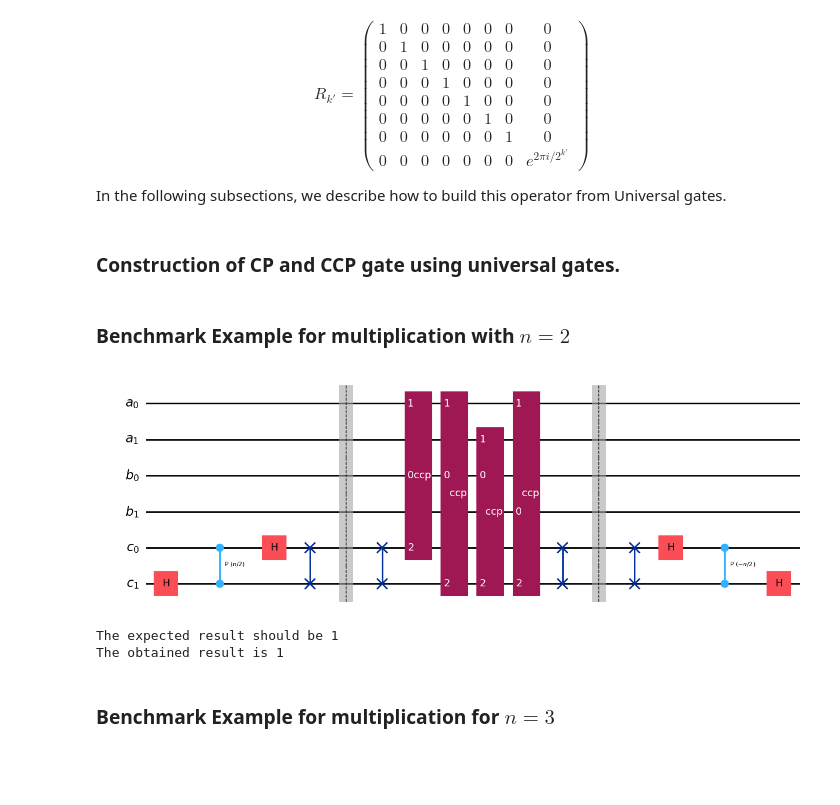
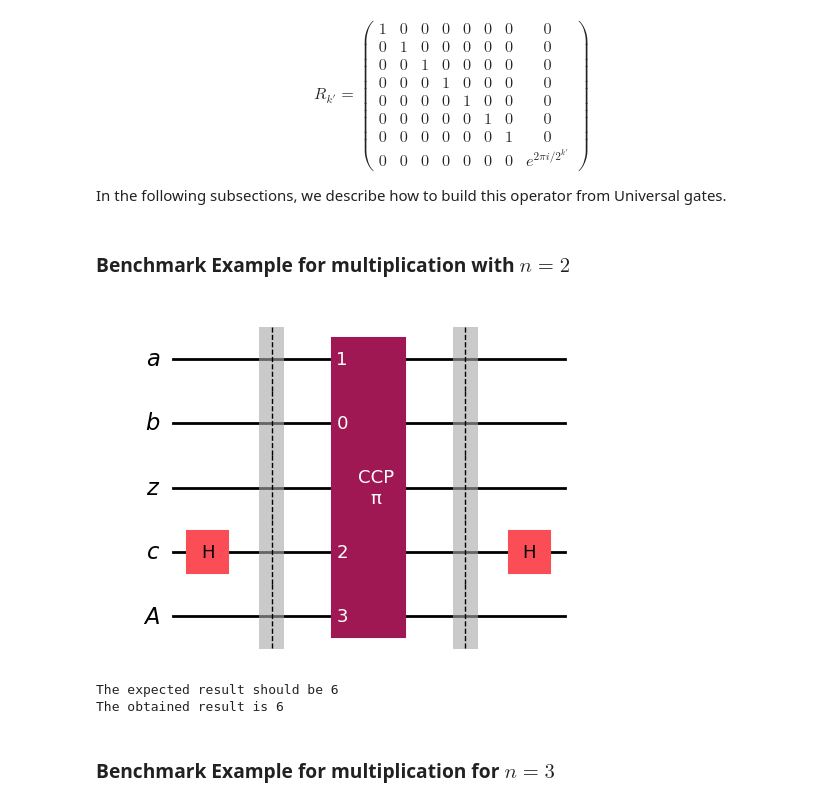
Before and after one commit to pankmunbodh/Quantum-Calculator, a Jupyter notebook: Quantum_Addition_and_Multiplication.ipynb, the cells around one changed output. Saved outputs shown, nothing was run; the diff lists cells and outputs as text; code cells hidden in the pictures; blank space fills up the shorter version.

Commit message:
Combined addition and multiplication into calculator. Constructed necessary CP, CCP, and CCCP gates. Added writeup

```diff
--- a/Quantum_Addition_and_Multiplication.ipynb
+++ b/Quantum_Addition_and_Multiplication.ipynb
@@ -134,7 +206,9 @@ def quantum_fourier_transform(n):
     for i, q in enumerate(quantum_register, start=1):
         QFT_circuit.h(q)
         for j, p in enumerate(quantum_register[i:], start=1):
-            QFT_circuit.cp(np.pi / (1 << j), q, p) # Symmetric so does not matter.
+            #QFT_circuit.cp(np.pi / (1 << j), q, p) # Symmetric so does not matter.
+            phase=np.pi / (1 << j)
+            cp(QFT_circuit, q, p, phase)
 
     for q, p in zip(quantum_register[:n >> 1], reversed(quantum_register[n >> 1:])):
         QFT_circuit.swap(q, p)
@@ -151,6 +225,8 @@ def inverse_quantum_fourier_transform(n):
     for i, q in enumerate(reversed(quantum_register), start=1):
         for j, p in enumerate(reversed(quantum_register[n + 1 - i:]), start=1):
             inverse_QFT_circuit.cp(- np.pi / (1 << (i - j)), q, p)
+            phase=-np.pi / (1 << (i-j))
+            cp(inverse_QFT_circuit, q, p, phase)
         inverse_QFT_circuit.h(q)
 
 
@@ -330,5 +409,3 @@ R_{k'} = \begin{pmatrix} 1 & 0 & 0 & 0 & 0 & 0 & 0 & 0 \\ 0 & 1 & 0 & 0 & 0 & 0
 \end{equation}
 
 In the following subsections, we describe how to build this operator from Universal gates.
-# %% [markdown]
-### Construction of CP and CCP gate using universal gates.
@@ -405,19 +481,21 @@ def Qmult(n):
 ### Benchmark Example for multiplication with $n=2$
 # %%
 n=2
-Qmult(n).draw(output="mpl")
+Qmult(1).draw(output="mpl")
 # %% [output]
-[figure, old version]
+[figure, new version]
 # %%
 #Choose two numbers to multiply
+d=3
 num1 = 3
-num2 = 3
-n_qubits = 2**n
+num2 = 2
+n_qubits = 2**d
+nA = int(d*(d+1)*(d+2)/6) # number of ancilla qubits
 print("The expected result should be", (num1*num2)%n_qubits)
-print("The obtained result is", result(number_input(num1,num2,n).evolve(Qmult(n)),n))
+print("The obtained result is", result(number_input(num1,num2,0,d,nA).evolve(Qmult(d)),d,nA))
 # %% [output]
-The expected result should be 1
-The obtained result is 1
+The expected result should be 6
+The obtained result is 6
 # %% [markdown]
 ### Benchmark Example for multiplication for $n=3$
 # %%
```
Also changed, not shown: parts of 15 cells of this notebook.
